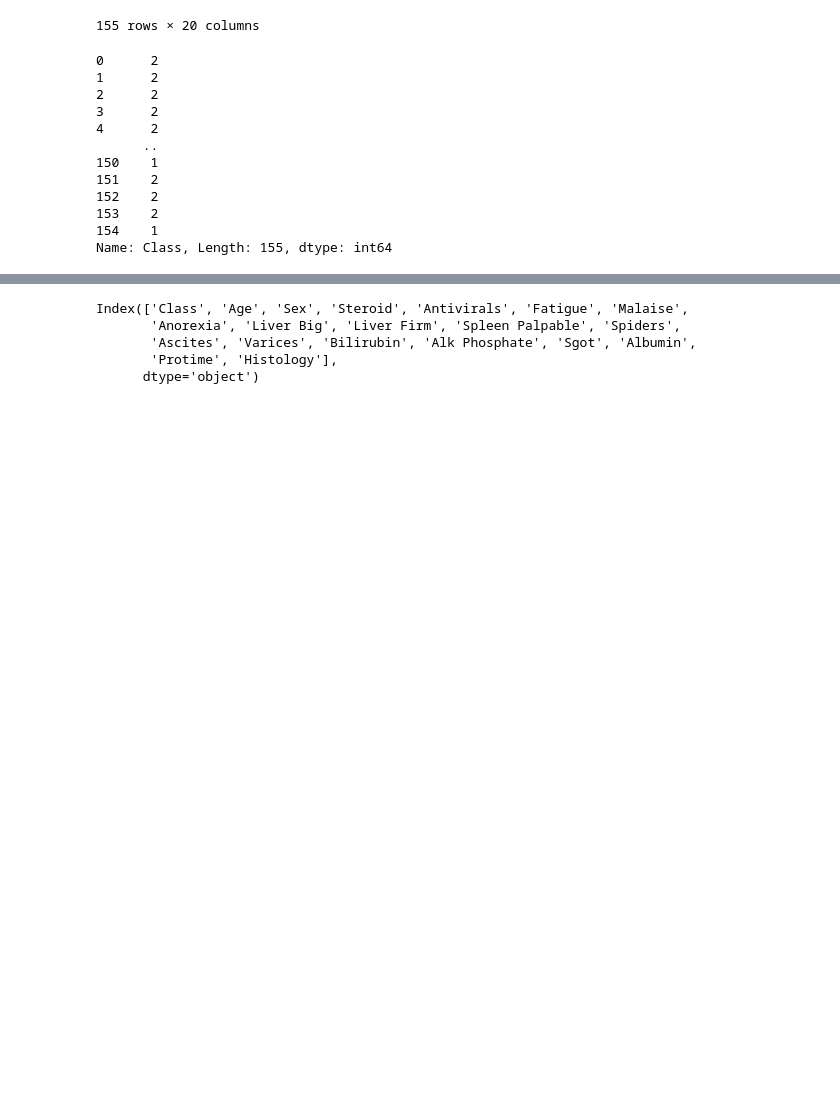
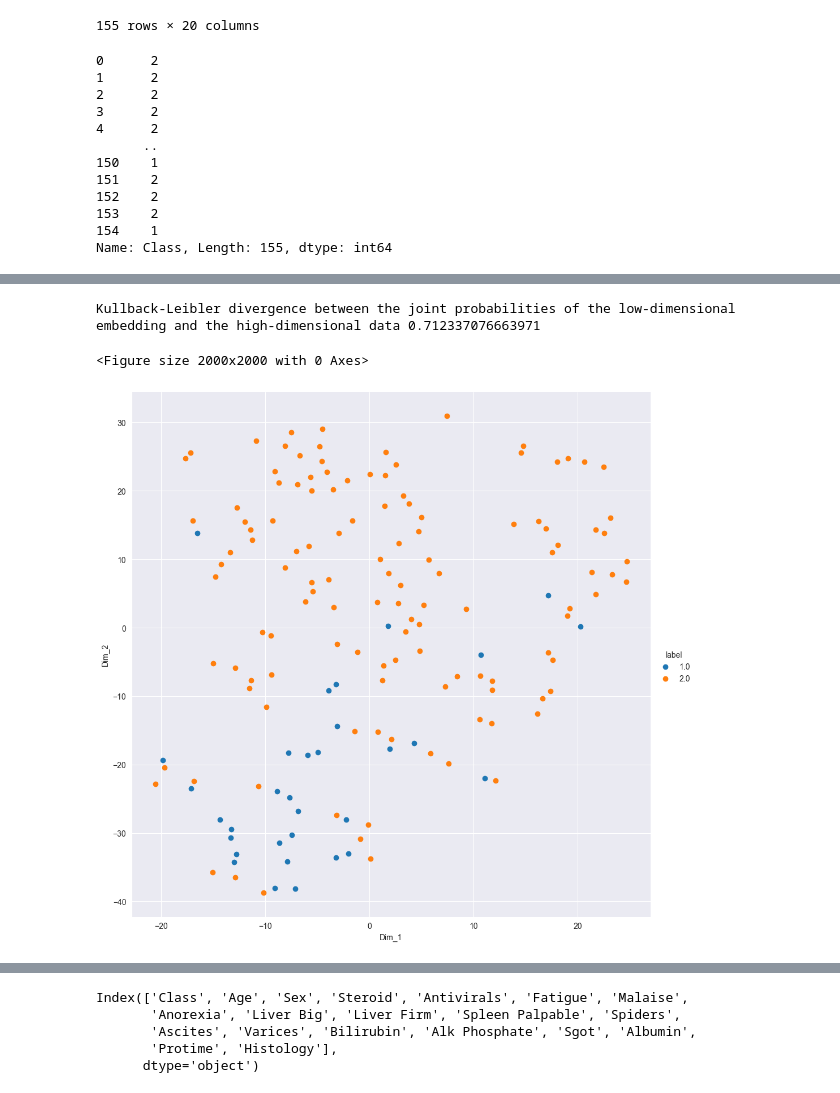
Before and after one commit to FuseII/intelligent_systems, a Jupyter notebook: lab_3_4/dimension_reduce/hepatitis.ipynb, the cells around one changed output, grey strips where cells are left out. Cells and saved outputs as stored; diff of their text form; code cells hidden in the pictures; blank space fills up the shorter version.

```diff
--- a/lab_3_4/dimension_reduce/hepatitis.ipynb
+++ b/lab_3_4/dimension_reduce/hepatitis.ipynb
@@ -230,0 +252,10 @@ Kullback-Leibler divergence between the joint probabilities of the low-dimension
+# %%
+tsne_kwargs = {'n_components':2, 'learning_rate':'auto',
+                'init':'pca', 'perplexity':10, 'method':'barnes_hut'}
+X_tsne =  StandardScaler().fit_transform(hepatitis_features)
+plot_tsne(X=X_tsne, save=False, save_name="initial_tsne",
+          title="TSNE 2-Dimensional representation of the 3-Dimensional feature space",tsne_kwargs=tsne_kwargs)
+# %% [output]
+Kullback-Leibler divergence between the joint probabilities of the low-dimensional embedding and the high-dimensional data 0.712337076663971
+<Figure size 2000x2000 with 0 Axes>
+[figure, added]
```
Also changed, not shown: parts of 28 cells of this notebook.
